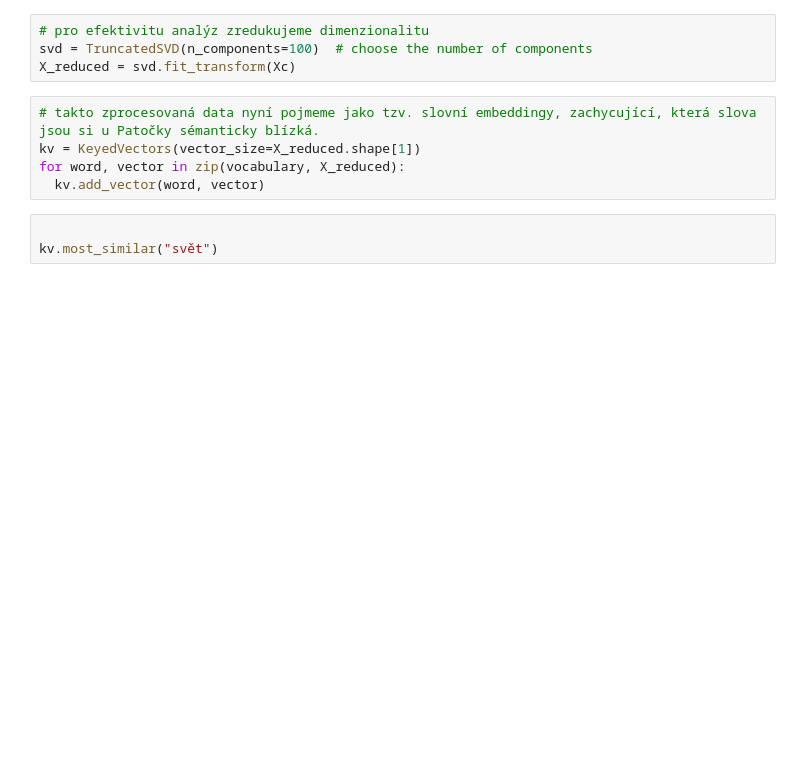
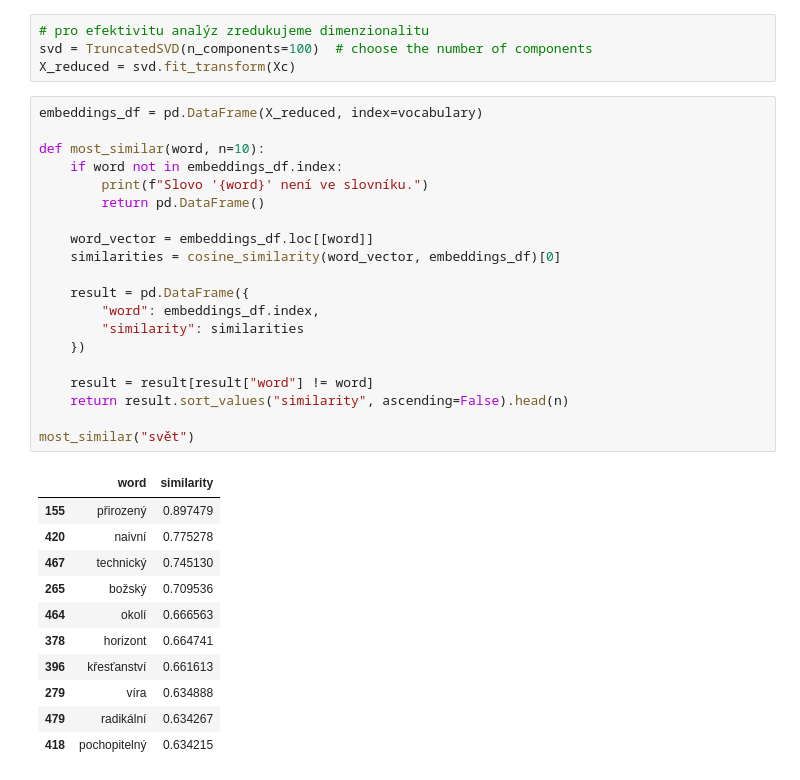
Before and after one commit to CCS-ZCU/pribehy-dat, a Jupyter notebook: scripts/nlp.ipynb, the cells around one changed output. Saved outputs shown, nothing was run; the diff lists cells and outputs as text; blank space fills up the shorter version.

```diff
--- a/scripts/nlp.ipynb
+++ b/scripts/nlp.ipynb
@@ -237,11 +269,35 @@ cooccurrence_matrix_df.head()
 # pro efektivitu analýz zredukujeme dimenzionalitu
 svd = TruncatedSVD(n_components=100)  # choose the number of components
 X_reduced = svd.fit_transform(Xc)
-# %%
-# takto zprocesovaná data nyní pojmeme jako tzv. slovní embeddingy, zachycující, která slova jsou si u Patočky sémanticky blízká.
-kv = KeyedVectors(vector_size=X_reduced.shape[1])
-for word, vector in zip(vocabulary, X_reduced):
-  kv.add_vector(word, vector)
-# %%
-
-kv.most_similar("svět")
+# %%
+embeddings_df = pd.DataFrame(X_reduced, index=vocabulary)
+
+def most_similar(word, n=10):
+    if word not in embeddings_df.index:
+        print(f"Slovo '{word}' není ve slovníku.")
+        return pd.DataFrame()
+
+    word_vector = embeddings_df.loc[[word]]
+    similarities = cosine_similarity(word_vector, embeddings_df)[0]
+
+    result = pd.DataFrame({
+        "word": embeddings_df.index,
+        "similarity": similarities
+    })
+
+    result = result[result["word"] != word]
+    return result.sort_values("similarity", ascending=False).head(n)
+
+most_similar("svět")
+# %% [output]
+|  | word | similarity |
+| 155 | přirozený | 0.897479 |
+| 420 | naivní | 0.775278 |
+| 467 | technický | 0.745130 |
+| 265 | božský | 0.709536 |
+| 464 | okolí | 0.666563 |
+| 378 | horizont | 0.664741 |
+| 396 | křesťanství | 0.661613 |
+| 279 | víra | 0.634888 |
+| 479 | radikální | 0.634267 |
+| 418 | pochopitelný | 0.634215 |
```
Also changed, not shown: parts of 9 cells of this notebook.
